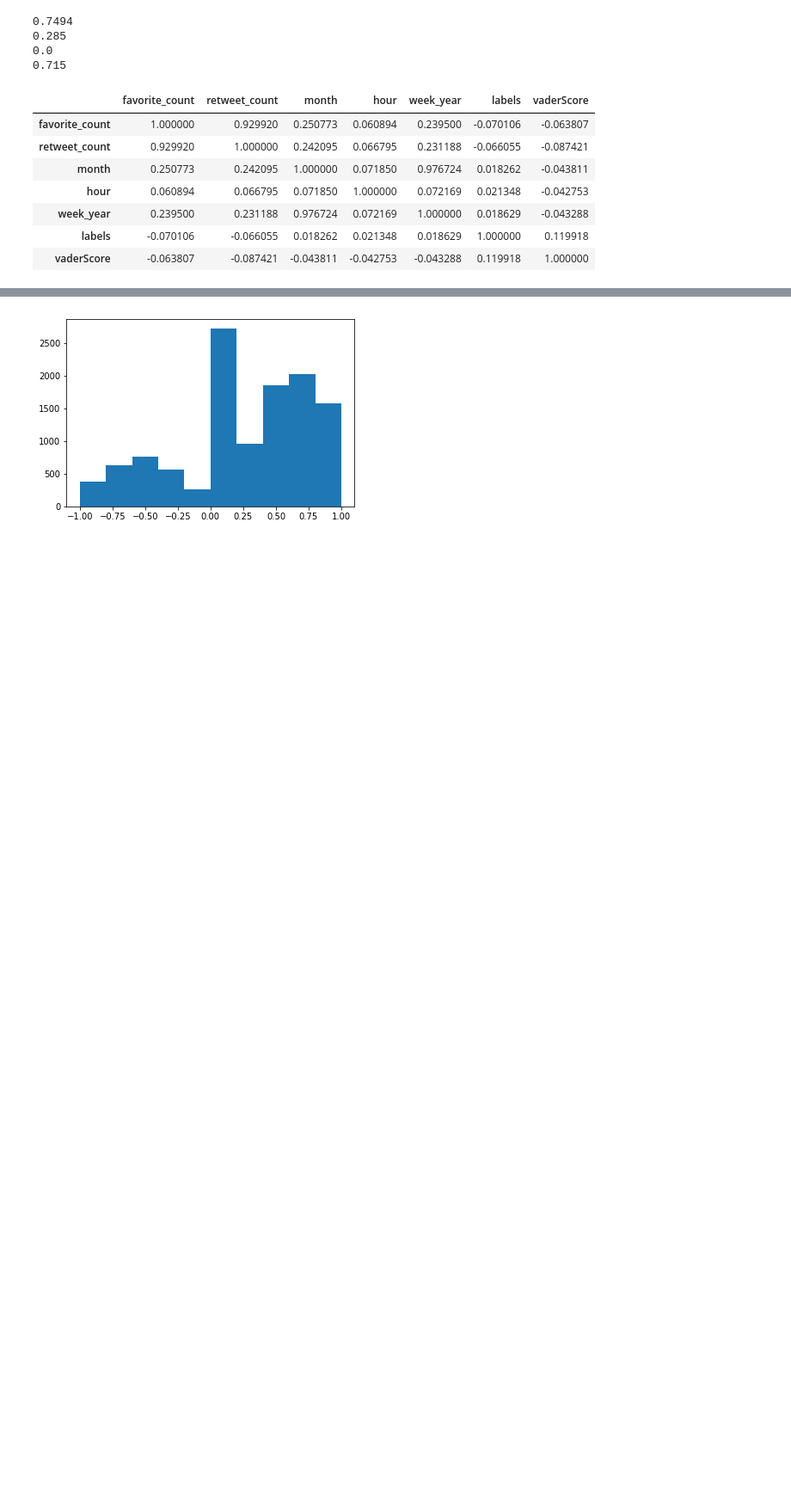
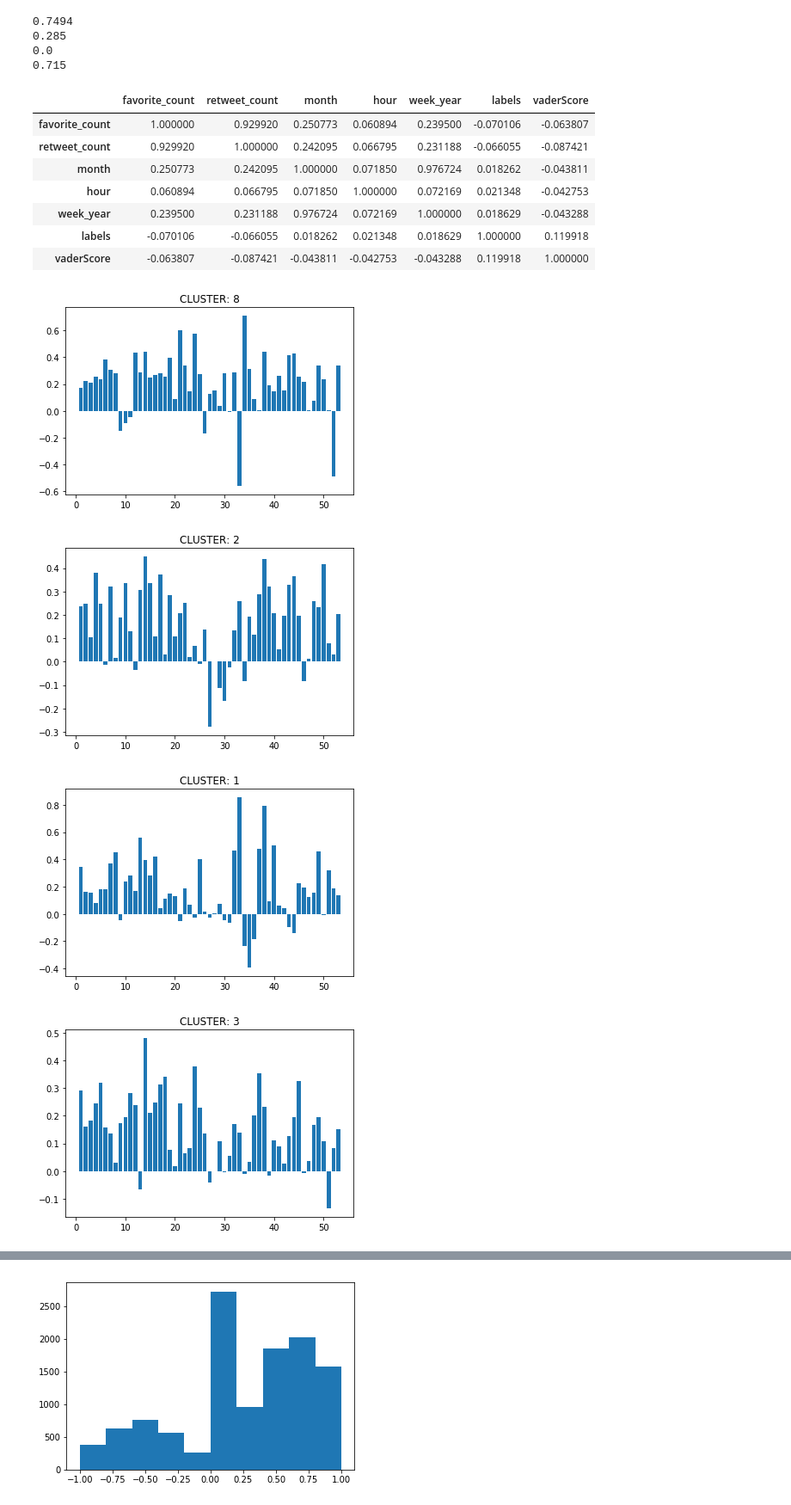
Before and after one commit to Gneur11/TextAnalytics, a Jupyter notebook: testCampaign.ipynb, the cells around one changed output, grey strips where cells are left out. Shown at 86% size. Cells and saved outputs as stored; diff of their text form; code cells hidden in the pictures; blank space fills up the shorter version.

```diff
--- a/testCampaign.ipynb
+++ b/testCampaign.ipynb
@@ -93,3 +93,15 @@ data.corr()
 | week_year | 0.239500 | 0.231188 | 0.976724 | 0.072169 | 1.000000 | 0.018629 | -0.043288 |
 | labels | -0.070106 | -0.066055 | 0.018262 | 0.021348 | 0.018629 | 1.000000 | 0.119918 |
 | vaderScore | -0.063807 | -0.087421 | -0.043811 | -0.042753 | -0.043288 | 0.119918 | 1.000000 |
+# %%
+for cluster in data["labels"].unique():
+    time = data[data["labels"] == cluster]
+    time = time.groupby(["week_year"])["vaderScore"].mean()
+    plt.title("CLUSTER: " + str(cluster))
+    plt.bar(time.index, time )
+    plt.show()
+# %% [output]
+[figure, added]
+[figure, added]
+[figure, added]
+[figure, added]
```
Also changed, not shown: parts of 15 cells of this notebook, 1 other file.
